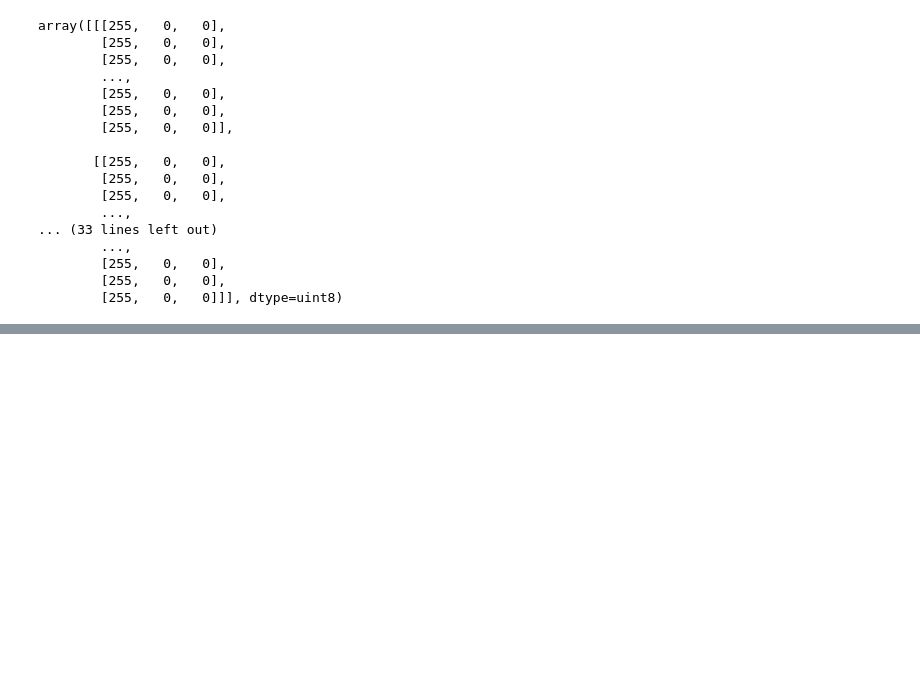
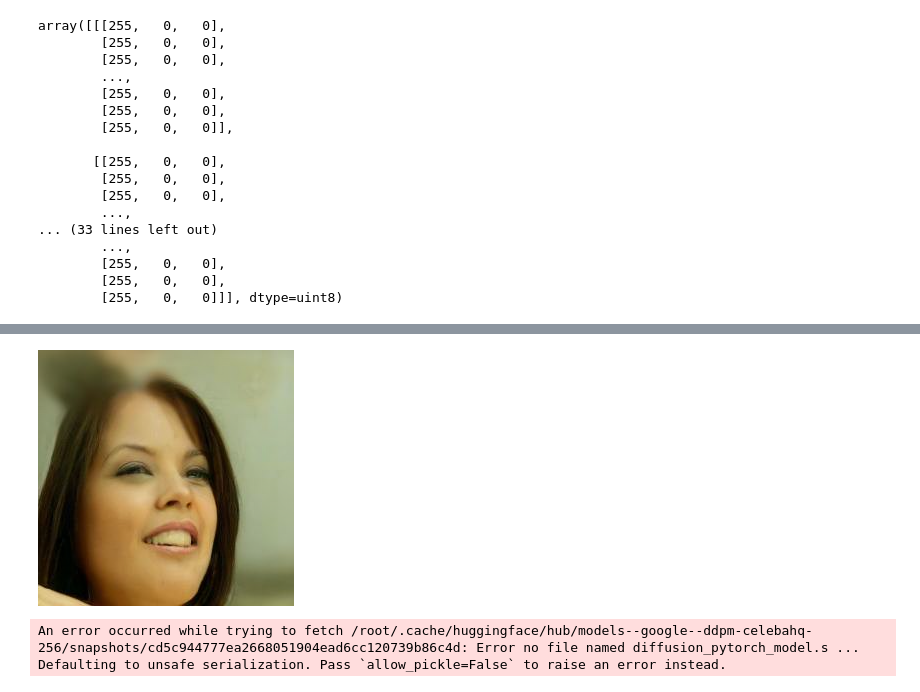
Before and after one commit to IrfanKpm/ai-with-huggingface, a Jupyter notebook: ch03_diffusion_model.ipynb, the cells around one changed output, grey strips where cells are left out. Drawn from its saved outputs; the diff is of its cells as text; code cells hidden in the pictures; blank space fills up the shorter version.

```diff
--- a/ch03_diffusion_model.ipynb
+++ b/ch03_diffusion_model.ipynb
@@ -76,0 +86,2 @@ array([[[255,   0,   0],
+# %%
+pipeline = DDPMPipeline.from_pretrained("google/ddpm-celebahq-256")
@@ -76,0 +98,8 @@ array([[[255,   0,   0],
+# %%
+pipeline.to("cuda")
+image = pipeline().images[0]
+image.save("generated_face.png")
+# %%
+image
+# %% [output]
+[figure, added]
@@ -76,0 +108,5 @@ array([[[255,   0,   0],
+# %%
+scheduler = DDPMPipeline.from_pretrained("google/ddpm-celebahq-256")
+# %% [output]
+An error occurred while trying to fetch /root/.cache/huggingface/hub/models--google--ddpm-celebahq-256/snapshots/cd5c944777ea2668051904ead6cc120739b86c4d: Error no file named diffusion_pytorch_model.s ...
+Defaulting to unsafe serialization. Pass `allow_pickle=False` to raise an error instead.
```
Also changed, not shown: parts of 8 cells of this notebook.
